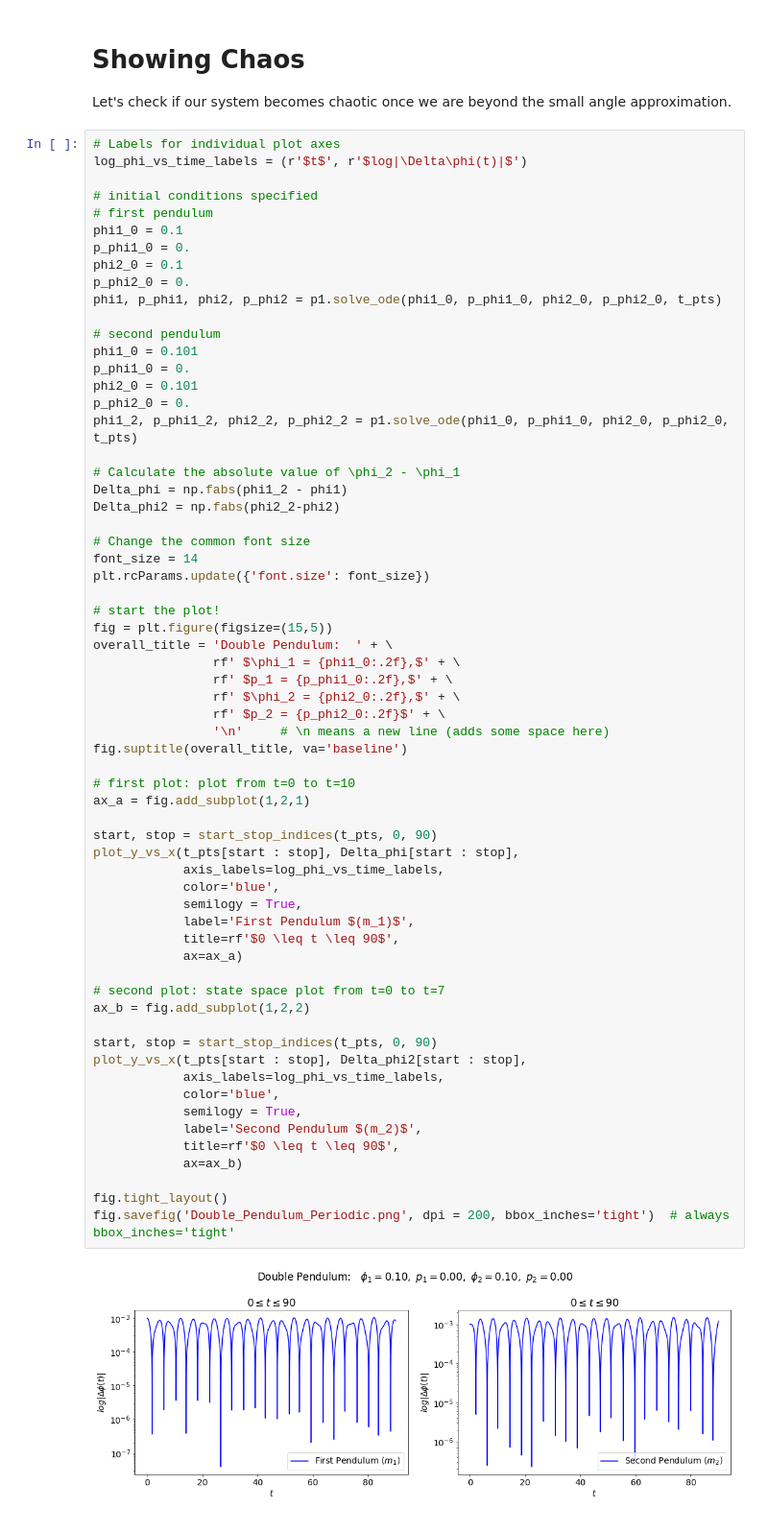
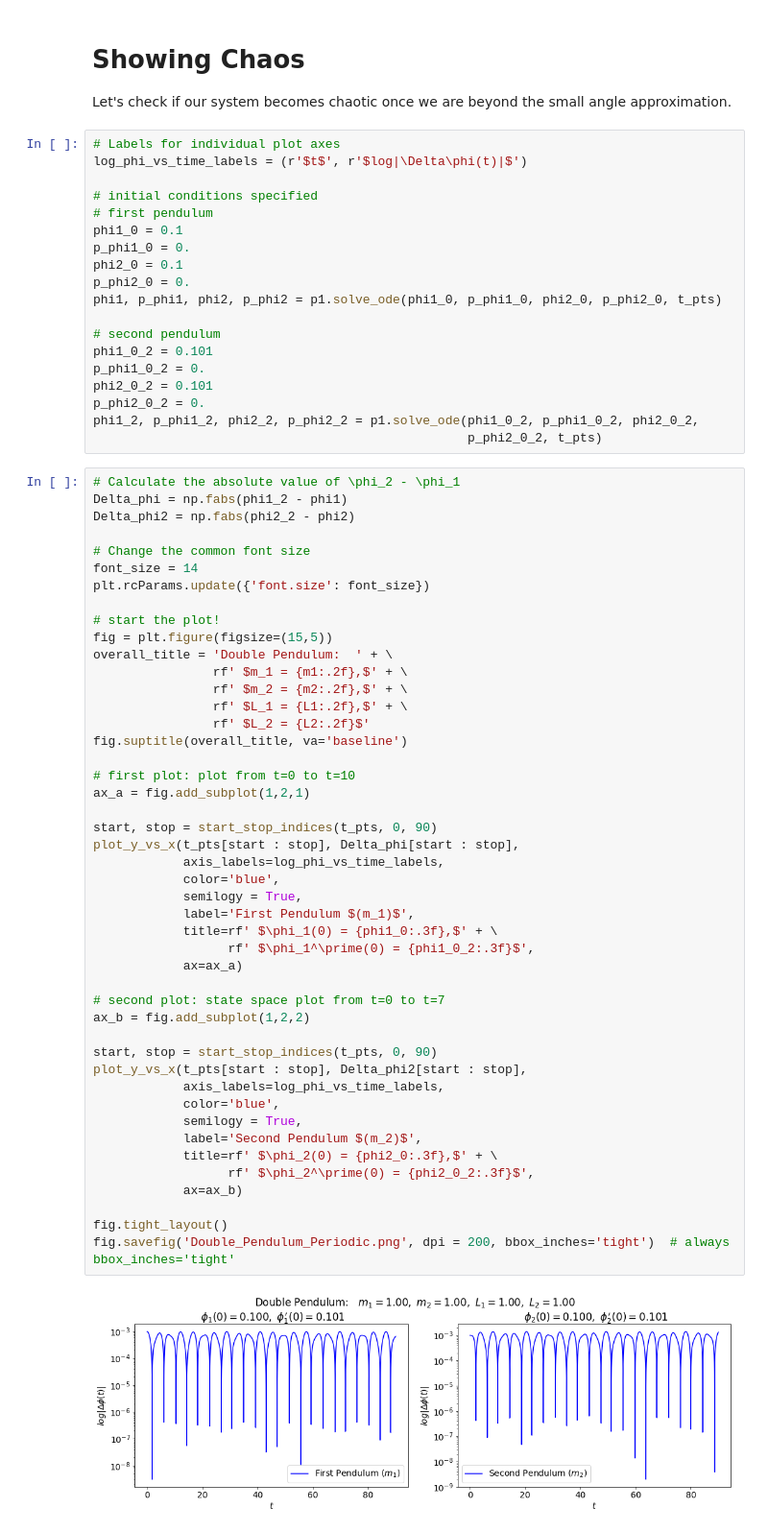
Before and after one commit to matthew-kusz/5300_final, a Jupyter notebook: Double_and_more_pendulum.ipynb, the cells around one changed output. Shown at 96% size. Cells and saved outputs as stored; diff of their text form.

```diff
--- a/Double_and_more_pendulum.ipynb
+++ b/Double_and_more_pendulum.ipynb
@@ -225,28 +259,29 @@ fig.savefig('Double_Pendulum.png', dpi = 200, bbox_inches='tight')  # always bbo
 # %% [markdown]
 # Showing Chaos
 Let's check if our system becomes chaotic once we are beyond the small angle approximation.
+# %%
+# Labels for individual plot axes
+log_phi_vs_time_labels = (r'$t$', r'$log|\Delta\phi(t)|$')
+
+# initial conditions specified
+# first pendulum
+phi1_0 = 0.1
+p_phi1_0 = 0.
+phi2_0 = 0.1
+p_phi2_0 = 0.
+phi1, p_phi1, phi2, p_phi2 = p1.solve_ode(phi1_0, p_phi1_0, phi2_0, p_phi2_0, t_pts)
+
+# second pendulum
+phi1_0_2 = 0.101
+p_phi1_0_2 = 0.
+phi2_0_2 = 0.101
+p_phi2_0_2 = 0.
+phi1_2, p_phi1_2, phi2_2, p_phi2_2 = p1.solve_ode(phi1_0_2, p_phi1_0_2, phi2_0_2,
+                                                  p_phi2_0_2, t_pts)
 # %%
-# Labels for individual plot axes
-log_phi_vs_time_labels = (r'$t$', r'$log|\Delta\phi(t)|$')
-
-# initial conditions specified
-# first pendulum
-phi1_0 = 0.1
-p_phi1_0 = 0.
-phi2_0 = 0.1
-p_phi2_0 = 0.
-phi1, p_phi1, phi2, p_phi2 = p1.solve_ode(phi1_0, p_phi1_0, phi2_0, p_phi2_0, t_pts)
-
-# second pendulum
-phi1_0 = 0.101
-p_phi1_0 = 0.
-phi2_0 = 0.101
-p_phi2_0 = 0.
-phi1_2, p_phi1_2, phi2_2, p_phi2_2 = p1.solve_ode(phi1_0, p_phi1_0, phi2_0, p_phi2_0, t_pts)
-
 # Calculate the absolute value of \phi_2 - \phi_1
 Delta_phi = np.fabs(phi1_2 - phi1)
-Delta_phi2 = np.fabs(phi2_2-phi2)
+Delta_phi2 = np.fabs(phi2_2 - phi2)
 
 # Change the common font size
 font_size = 14
@@ -255,39 +290,40 @@ plt.rcParams.update({'font.size': font_size})
 # start the plot!
 fig = plt.figure(figsize=(15,5))
 overall_title = 'Double Pendulum:  ' + \
-                rf' $\phi_1 = {phi1_0:.2f},$' + \
-                rf' $p_1 = {p_phi1_0:.2f},$' + \
-                rf' $\phi_2 = {phi2_0:.2f},$' + \
-                rf' $p_2 = {p_phi2_0:.2f}$' + \
-                '\n'     # \n means a new line (adds some space here)
+                rf' $m_1 = {m1:.2f},$' + \
+                rf' $m_2 = {m2:.2f},$' + \
+                rf' $L_1 = {L1:.2f},$' + \
+                rf' $L_2 = {L2:.2f}$'
 fig.suptitle(overall_title, va='baseline')
 
 # first plot: plot from t=0 to t=10
 ax_a = fig.add_subplot(1,2,1)
 
 start, stop = start_stop_indices(t_pts, 0, 90)
 plot_y_vs_x(t_pts[start : stop], Delta_phi[start : stop],
             axis_labels=log_phi_vs_time_labels,
             color='blue',
             semilogy = True,
             label='First Pendulum $(m_1)$',
-            title=rf'$0 \leq t \leq 90$',
+            title=rf' $\phi_1(0) = {phi1_0:.3f},$' + \
+                  rf' $\phi_1^\prime(0) = {phi1_0_2:.3f}$',
             ax=ax_a)
 
 # second plot: state space plot from t=0 to t=7
 ax_b = fig.add_subplot(1,2,2)
 
 start, stop = start_stop_indices(t_pts, 0, 90)
 plot_y_vs_x(t_pts[start : stop], Delta_phi2[start : stop],
             axis_labels=log_phi_vs_time_labels,
             color='blue',
             semilogy = True,
             label='Second Pendulum $(m_2)$',
-            title=rf'$0 \leq t \leq 90$',
+            title=rf' $\phi_2(0) = {phi2_0:.3f},$' + \
+                  rf' $\phi_2^\prime(0) = {phi2_0_2:.3f}$',
             ax=ax_b)
 
 fig.tight_layout()
 fig.savefig('Double_Pendulum_Periodic.png', dpi = 200, bbox_inches='tight')  # always bbox_inches='tight'
 # %% [output]
-[figure, old version]
+[figure, new version]
 # %% [markdown]
```
Also changed, not shown: parts of 12 cells of this notebook, 9 other files.
